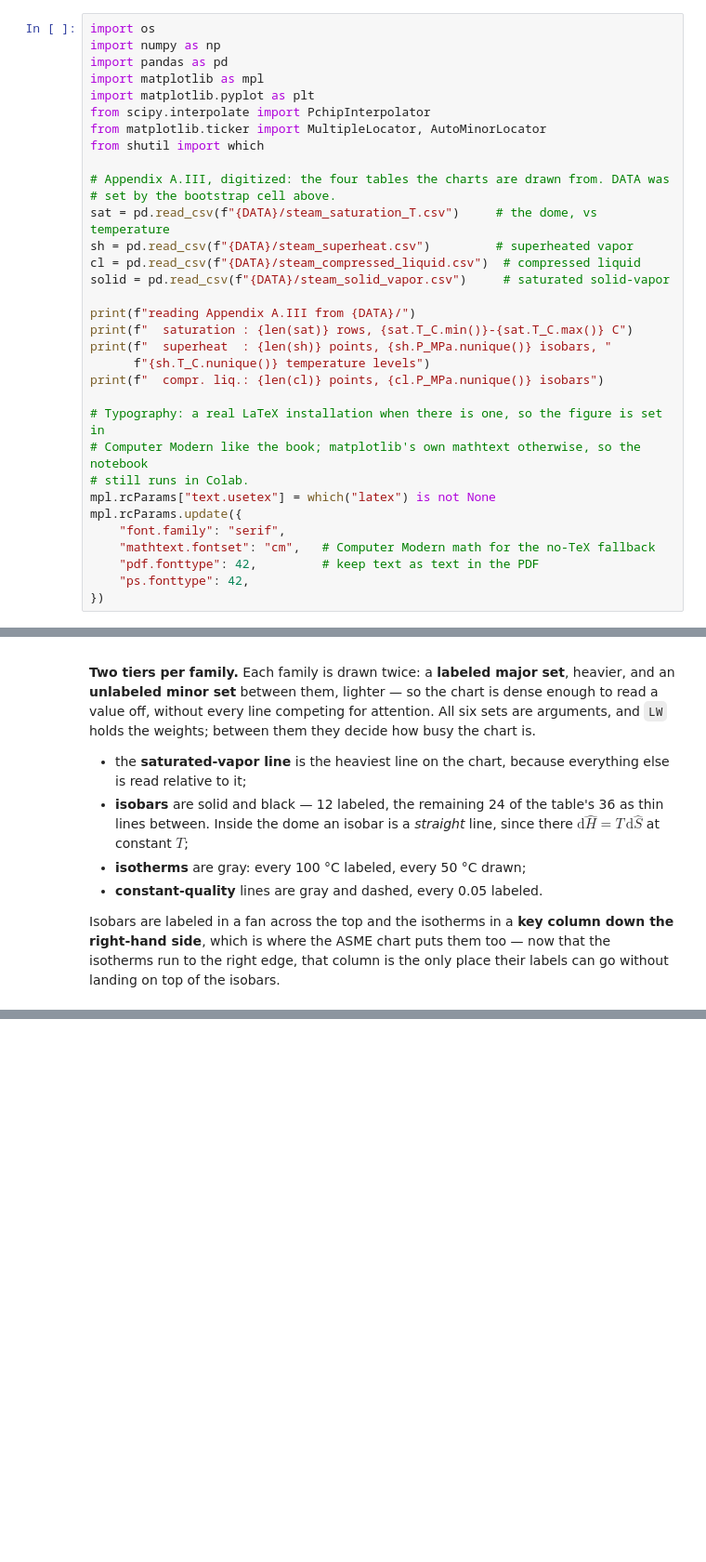
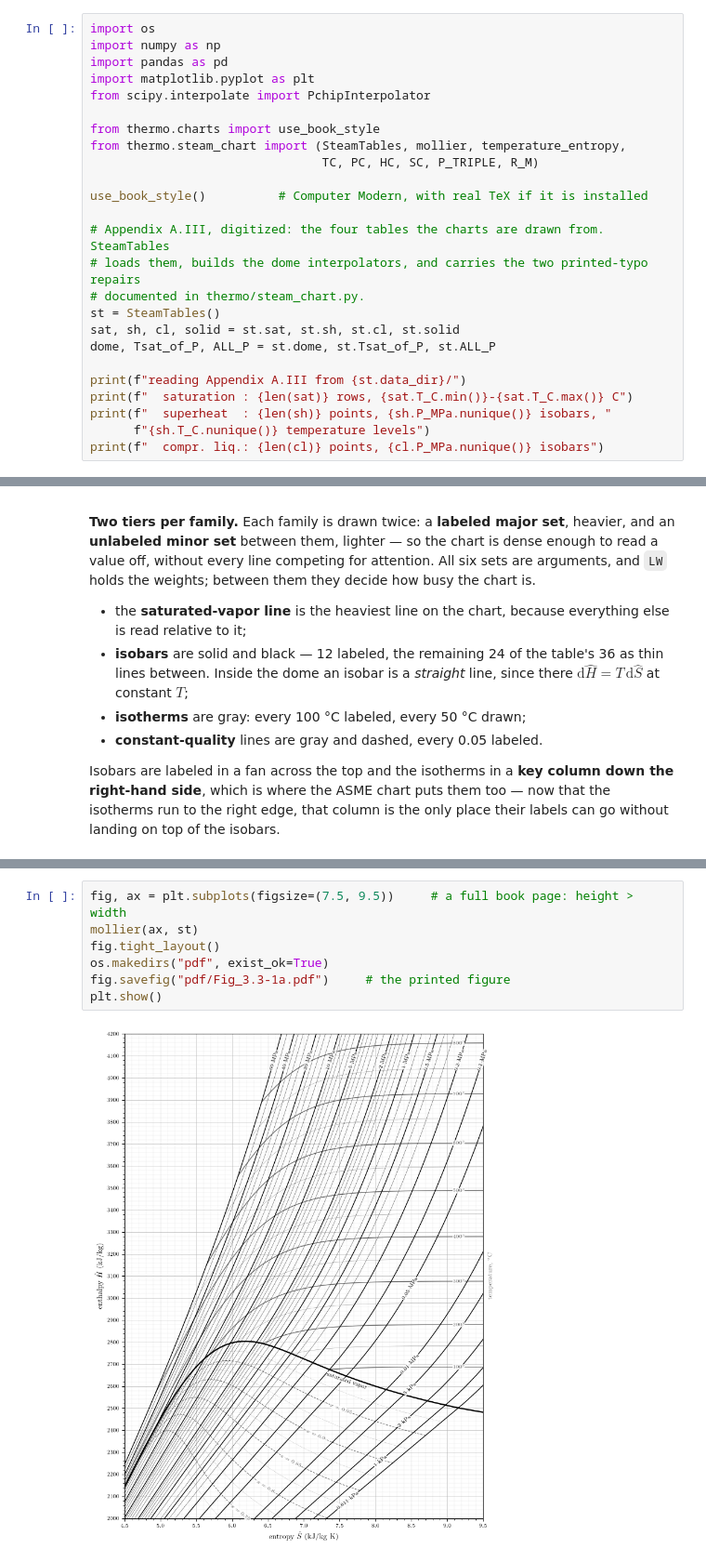
Before and after one commit to emfurst/cbet6e, a Jupyter notebook: code/ch3/Steam_charts_from_appendix_A3.ipynb, the cells around one changed output, grey strips where cells are left out. Shown at 93% size. Drawn from its saved outputs; the diff is of its cells as text; blank space fills up the shorter version.

Commit message:
Update code and data

```diff
--- a/code/ch3/Steam_charts_from_appendix_A3.ipynb
+++ b/code/ch3/Steam_charts_from_appendix_A3.ipynb
@@ -91,33 +93,25 @@ construction**. What A.III contains:
 import os
 import numpy as np
 import pandas as pd
-import matplotlib as mpl
 import matplotlib.pyplot as plt
 from scipy.interpolate import PchipInterpolator
-from matplotlib.ticker import MultipleLocator, AutoMinorLocator
-from shutil import which
 
-# Appendix A.III, digitized: the four tables the charts are drawn from. DATA was
-# set by the bootstrap cell above.
-sat = pd.read_csv(f"{DATA}/steam_saturation_T.csv")     # the dome, vs temperature
-sh = pd.read_csv(f"{DATA}/steam_superheat.csv")         # superheated vapor
-cl = pd.read_csv(f"{DATA}/steam_compressed_liquid.csv")  # compressed liquid
-solid = pd.read_csv(f"{DATA}/steam_solid_vapor.csv")     # saturated solid-vapor
+from thermo.charts import use_book_style
+from thermo.steam_chart import (SteamTables, mollier, temperature_entropy,
+                                TC, PC, HC, SC, P_TRIPLE, R_M)
 
-print(f"reading Appendix A.III from {DATA}/")
+use_book_style()          # Computer Modern, with real TeX if it is installed
+
+# Appendix A.III, digitized: the four tables the charts are drawn from. SteamTables
+# loads them, builds the dome interpolators, and carries the two printed-typo repairs
+# documented in thermo/steam_chart.py.
+st = SteamTables()
+sat, sh, cl, solid = st.sat, st.sh, st.cl, st.solid
+dome, Tsat_of_P, ALL_P = st.dome, st.Tsat_of_P, st.ALL_P
+
+print(f"reading Appendix A.III from {st.data_dir}/")
 print(f"  saturation : {len(sat)} rows, {sat.T_C.min()}-{sat.T_C.max()} C")
 print(f"  superheat  : {len(sh)} points, {sh.P_MPa.nunique()} isobars, "
       f"{sh.T_C.nunique()} temperature levels")
 print(f"  compr. liq.: {len(cl)} points, {cl.P_MPa.nunique()} isobars")
-
-# Typography: a real LaTeX installation when there is one, so the figure is set in
-# Computer Modern like the book; matplotlib's own mathtext otherwise, so the notebook
-# still runs in Colab.
-mpl.rcParams["text.usetex"] = which("latex") is not None
-mpl.rcParams.update({
-    "font.family": "serif",
-    "mathtext.fontset": "cm",   # Computer Modern math for the no-TeX fallback
-    "pdf.fonttype": 42,         # keep text as text in the PDF
-    "ps.fonttype": 42,
-})
 # %% [output]
@@ -944,3 +340,12 @@ plt.show()
+# %%
+fig, ax = plt.subplots(figsize=(7.5, 9.5))     # a full book page: height > width
+mollier(ax, st)
+fig.tight_layout()
+os.makedirs("pdf", exist_ok=True)
+fig.savefig("pdf/Fig_3.3-1a.pdf")     # the printed figure
+plt.show()
+# %% [output]
+[figure, added]
 # %% [markdown]
 ## 4. Figure 3.3-1(b) &mdash; the temperature&ndash;entropy diagram
 
```
Also changed, not shown: parts of 14 cells of this notebook, 14 other files.
